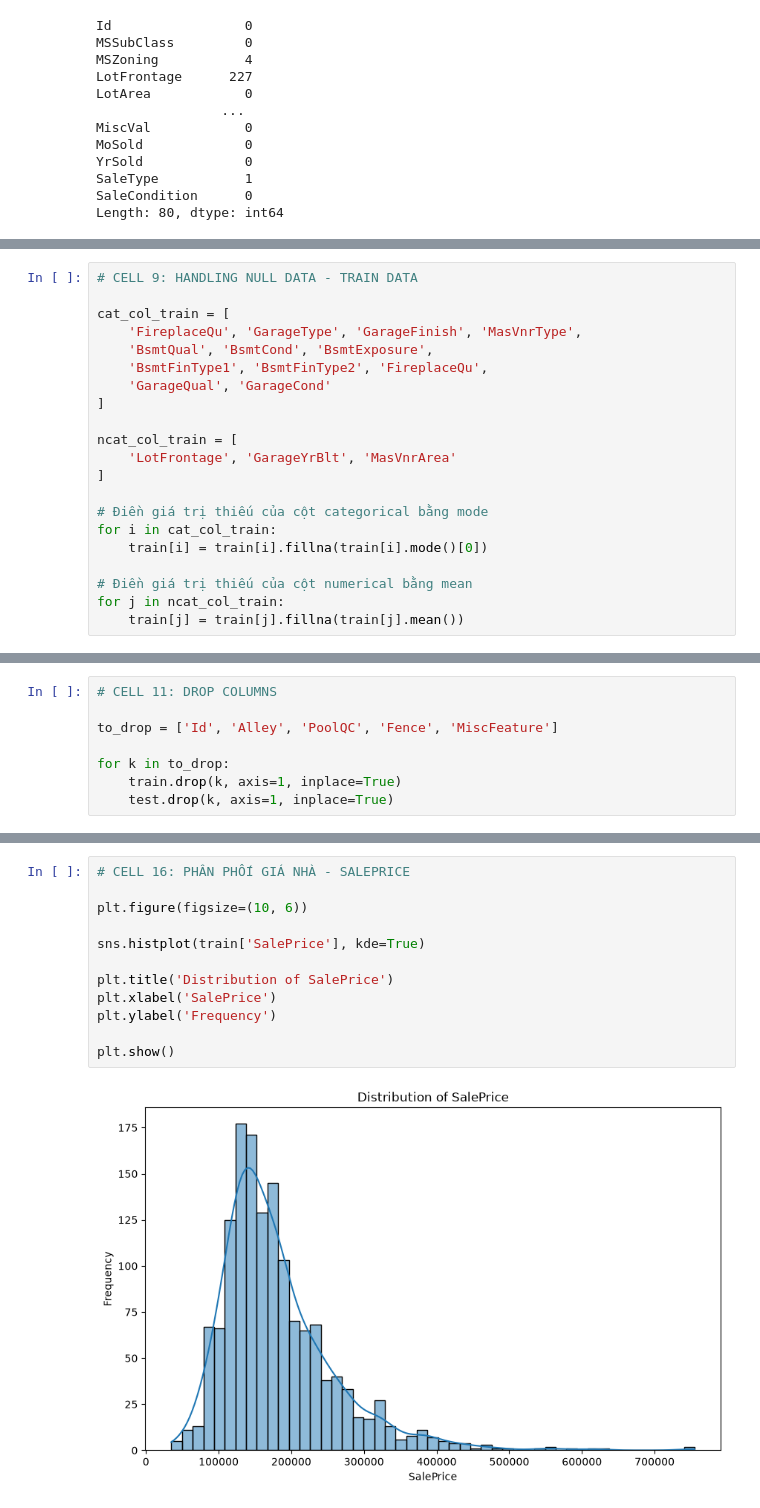
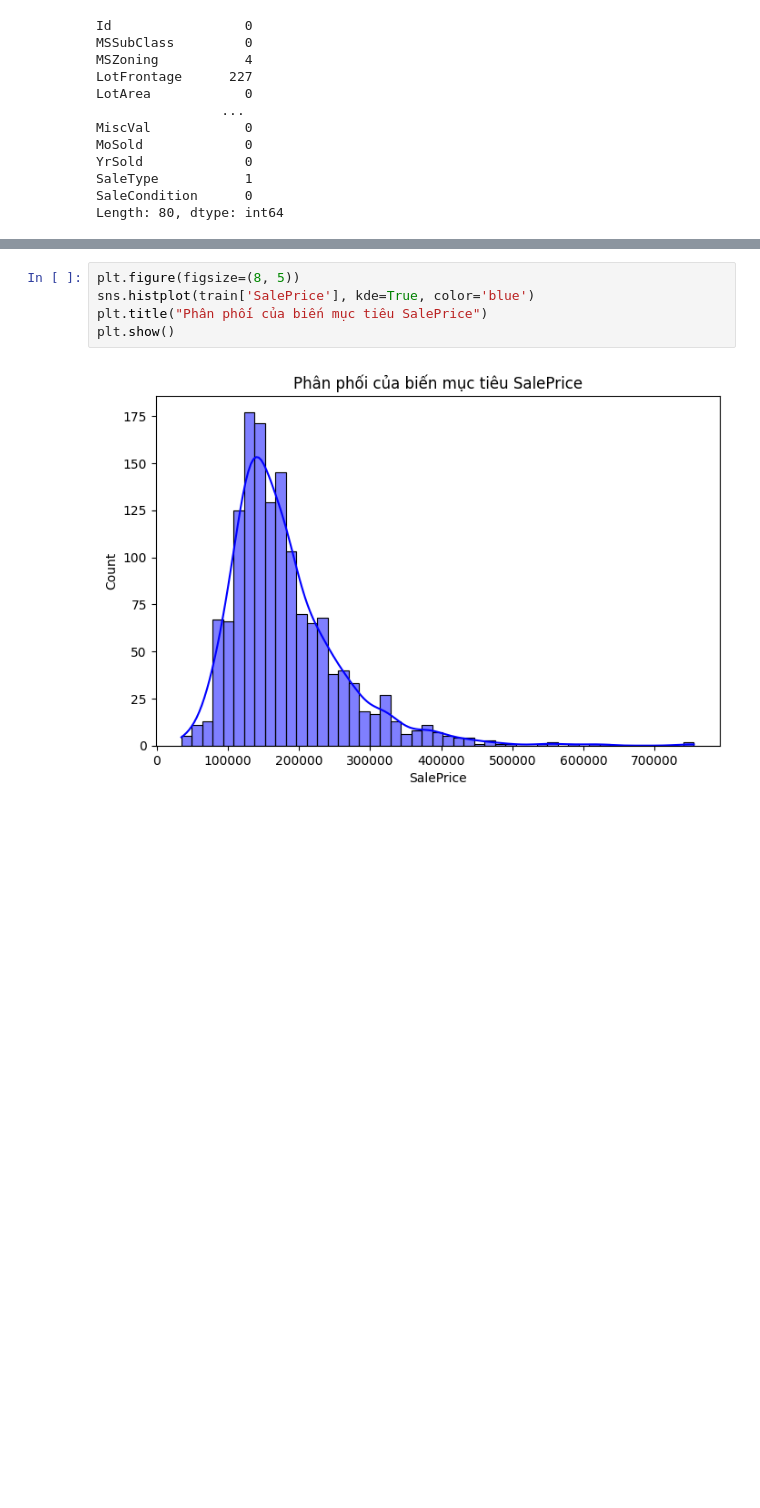
Before and after one commit to DangHau19/MLGroup, a Jupyter notebook: House_Prices.ipynb, the cells around one changed output, grey strips where cells are left out. Drawn from its saved outputs; the diff is of its cells as text; blank space fills up the shorter version.

```diff
--- a/House_Prices.ipynb
+++ b/House_Prices.ipynb
@@ -136,21 +125,0 @@ Ngoài ra, cột `Id` cũng được loại bỏ vì đây chỉ là mã định
-# %%
-# CELL 9: HANDLING NULL DATA - TRAIN DATA
-
-cat_col_train = [
-    'FireplaceQu', 'GarageType', 'GarageFinish', 'MasVnrType',
-    'BsmtQual', 'BsmtCond', 'BsmtExposure',
-    'BsmtFinType1', 'BsmtFinType2', 'FireplaceQu',
-    'GarageQual', 'GarageCond'
-]
-
-ncat_col_train = [
-    'LotFrontage', 'GarageYrBlt', 'MasVnrArea'
-]
-
-# Điền giá trị thiếu của cột categorical bằng mode
-for i in cat_col_train:
-    train[i] = train[i].fillna(train[i].mode()[0])
-
-# Điền giá trị thiếu của cột numerical bằng mean
-for j in ncat_col_train:
-    train[j] = train[j].fillna(train[j].mean())
@@ -185,8 +125,0 @@ to_drop = ['Id', 'Alley', 'PoolQC', 'Fence', 'MiscFeature']
-# %%
-# CELL 11: DROP COLUMNS
-
-to_drop = ['Id', 'Alley', 'PoolQC', 'Fence', 'MiscFeature']
-
-for k in to_drop:
-    train.drop(k, axis=1, inplace=True)
-    test.drop(k, axis=1, inplace=True)
@@ -239,14 +128,7 @@ Name: SalePrice, dtype: float64
 # %%
-# CELL 16: PHÂN PHỐI GIÁ NHÀ - SALEPRICE
-
-plt.figure(figsize=(10, 6))
-
-sns.histplot(train['SalePrice'], kde=True)
-
-plt.title('Distribution of SalePrice')
-plt.xlabel('SalePrice')
-plt.ylabel('Frequency')
-
+plt.figure(figsize=(8, 5))
+sns.histplot(train['SalePrice'], kde=True, color='blue')
+plt.title("Phân phối của biến mục tiêu SalePrice")
 plt.show()
 # %% [output]
-[figure, old version]
+[figure, new version]
```
Also changed, not shown: parts of 16 cells of this notebook, 3 other files.
